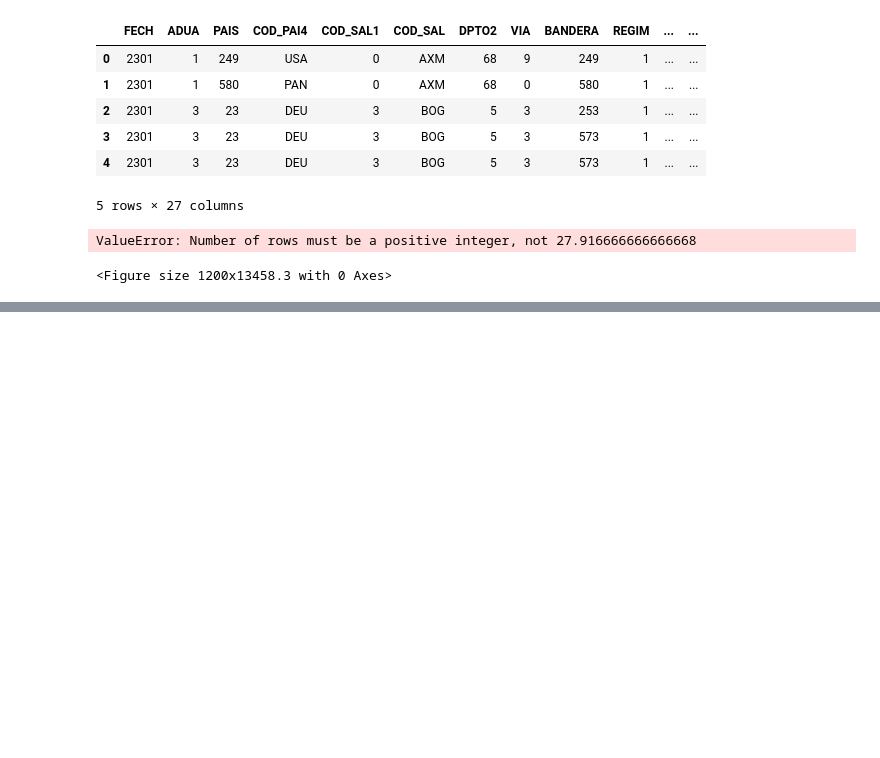
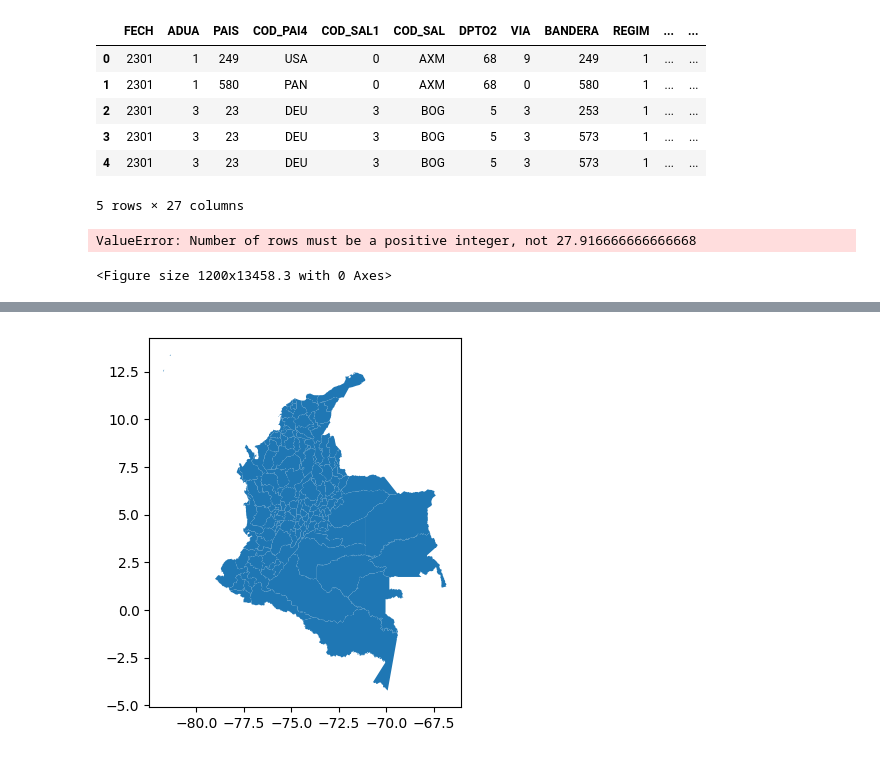
Before and after one commit to stijopa/Tesis, a Jupyter notebook: EDA_Tesis.ipynb, the cells around one changed output, grey strips where cells are left out. Drawn from its saved outputs; the diff is of its cells as text; code cells hidden in the pictures; blank space fills up the shorter version.

Commit message:
Carga Plano Antioquia

```diff
--- a/EDA_Tesis.ipynb
+++ b/EDA_Tesis.ipynb
@@ -158,0 +172,8 @@ ValueError: Number of rows must be a positive integer, not 27.916666666666668
+# %%
+shapefile_path = 'C:\\Users\\JohanStivenPaezBermu\\OneDrive - Asulado\\Python\\Python_MSc\\Tesis\\Subregiones_-_Provincias_de_Colombia\\Subregiones_-_Provincias_de_Colombia.shp'
+
+# Carga el Shapefile
+Colombia = gpd.read_file(shapefile_path)
+
+# Ahora puedes trabajar con los datos cargados, como imprimir las primeras filas
+print(Colombia.head())
@@ -158,0 +194,5 @@ ValueError: Number of rows must be a positive integer, not 27.916666666666668
+# %%
+Colombia.plot()
+plt.show()
+# %% [output]
+[figure, added]
```
Also changed, not shown: parts of 8 cells of this notebook.
